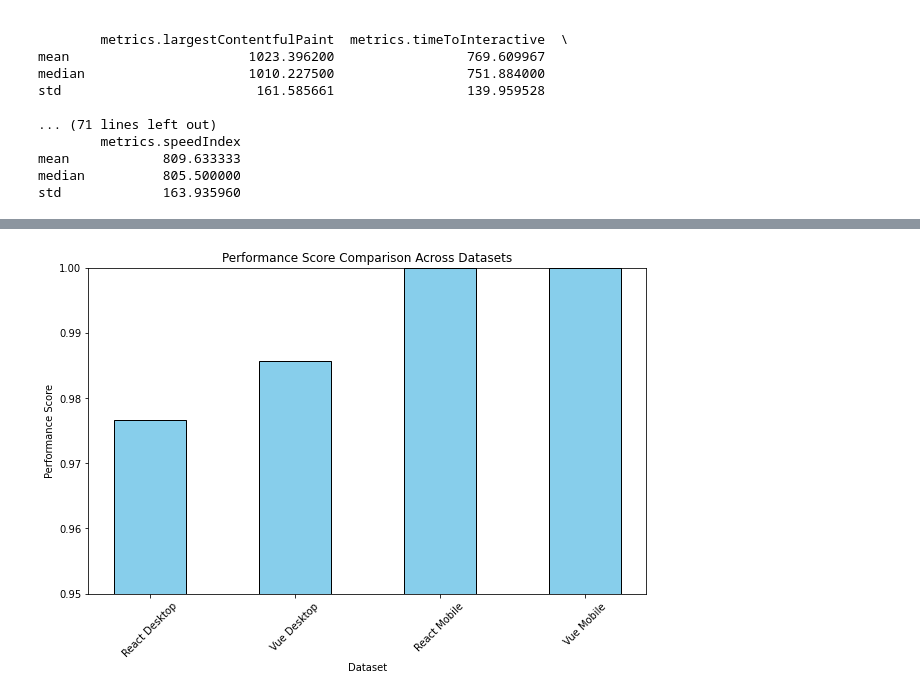
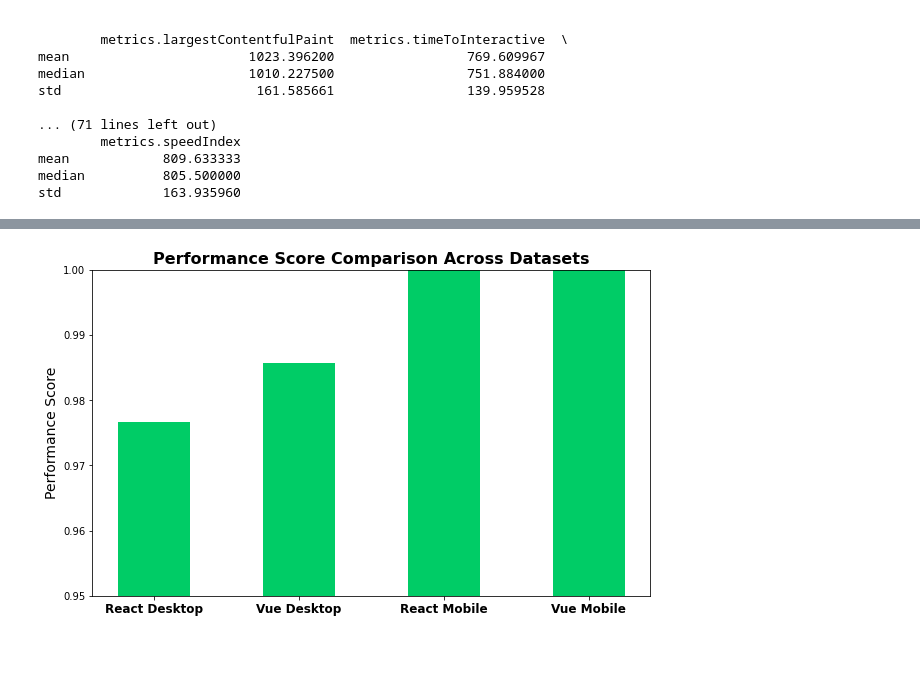
Before and after one commit to KoltaG/thesis-metrics, a Jupyter notebook: lighthouse-evaulate/lighthouse-evaluation.ipynb, the cells around one changed output, grey strips where cells are left out. Cells and saved outputs as stored; diff of their text form; code cells hidden in the pictures; blank space fills up the shorter version.

Commit message:
Design plots

```diff
--- a/lighthouse-evaulate/lighthouse-evaluation.ipynb
+++ b/lighthouse-evaulate/lighthouse-evaluation.ipynb
@@ -103,15 +103,20 @@ outliers["react_desktop"]["metrics.firstContentfulPaint"]
 import matplotlib.pyplot as plt
 import seaborn as sns
 
-# Set up colors for each metric
-box_colors = ["#FF9999", "#99FF99", "#99CCFF", "#FFCC99", "#FFB266", "#66B2FF"]
-strip_colors = ["#FF0000", "#00FF00", "#0000FF", "#FF8000", "#FF6600", "#0066FF"]
-# Define the columns to plot
+box_colors = ["#FFCCCC", "#CCFFCC", "#99CCFF", "#FFD9B3", "#FFC299", "#CCCCFF"]
+strip_colors = ["#FF3333", "#33CC33", "#0066CC", "#FF9933", "#CC6600", "#6600CC"]
+
 metrics_to_plot = ["FCP", "LCP", "TTI","TBT", "CLS", "SI"]
+
+name_dict= {
+    "react_desktop": "React Desktop",
+    "vue_desktop": "Vue Desktop",
+    "react_mobile": "React Mobile",
+    "vue_mobile": "Vue Mobile"
+}
 
 # Plotting the boxplots for each DataFrame
 for name, df in dataframes_normalized.items():
-    # Rename columns for easier plotting, if not done already
     df = df.rename(columns={
         "performance" : "Performance",
         "metrics.firstContentfulPaint": "FCP",
@@ -130,16 +135,14 @@ for name, df in dataframes_normalized.items():
 
     # Create the box plot with Seaborn
     sns.boxplot(data=df_filtered, palette=box_colors, width=0.5)
-
     sns.stripplot(data=df[metrics_to_plot], palette=strip_colors, alpha=1, size=4)
 
     # Set title and labels
-    plt.title(f"Boxplot for {name}", fontsize=16, weight='bold')
+    plt.title(f"Boxplot for {name_dict[name]}", fontsize=16, weight='bold')
     plt.xlabel("Metrics", fontsize=14)
-    plt.ylabel("Normalized value", fontsize=14)
+    plt.ylabel("Normalized values", fontsize=14)
 
-    # Rotate x-axis labels for better readability
-    plt.xticks(rotation=30, ha='right')
+    plt.xticks(fontsize=14, fontweight="bold")
 
     # Show plot
     plt.tight_layout()
@@ -338,32 +341,32 @@ plot_grouped_bar(metrics_to_compare, {
 # %%
 import matplotlib.pyplot as plt
 import numpy as np
 
 def plot_performance_comparison(datasets, title):
     labels = list(datasets.keys())
     performance_scores = [df.loc['mean', 'performance'] for df in datasets.values()]
 
     x = np.arange(len(labels))
 
     fig, ax = plt.subplots(figsize=(10, 6))
-    ax.bar(x, performance_scores, width=0.5, color='skyblue', edgecolor='black')
+    ax.bar(x, performance_scores, width=0.5, color='#0c6')
 
-    ax.set_xlabel('Dataset')
-    ax.set_ylabel('Performance Score')
-    ax.set_title(title)
+    ax.set_xlabel("")
+    ax.set_ylabel('Performance Score', fontsize=14)
+    ax.set_title(title, fontsize=16, fontweight="bold")
     ax.set_xticks(x)
-    ax.set_xticklabels(labels, rotation=45)
+    ax.set_xticklabels(labels, fontsize=12, fontweight="bold")
 
     ax.set_ylim(0.95, 1)
 
     plt.show()
 
 
 plot_performance_comparison({
     'React Desktop': statistics['react_desktop'],
     'Vue Desktop': statistics['vue_desktop'],
     'React Mobile': statistics['react_mobile'],
     'Vue Mobile': statistics['vue_mobile']
 }, 'Performance Score Comparison Across Datasets')
 # %% [output]
-[figure, old version]
+[figure, new version]
```
Also changed, not shown: parts of 4 cells of this notebook.
